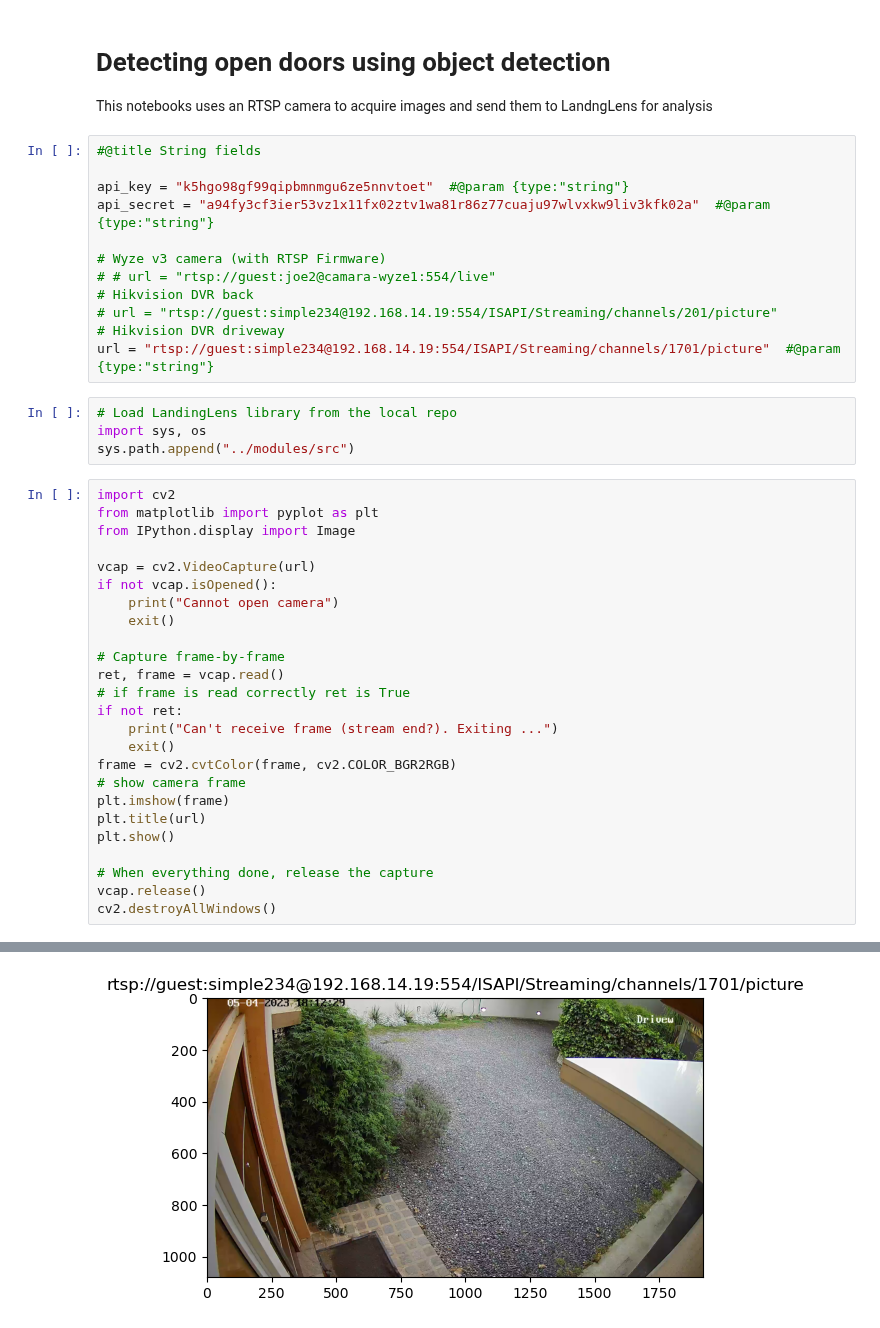
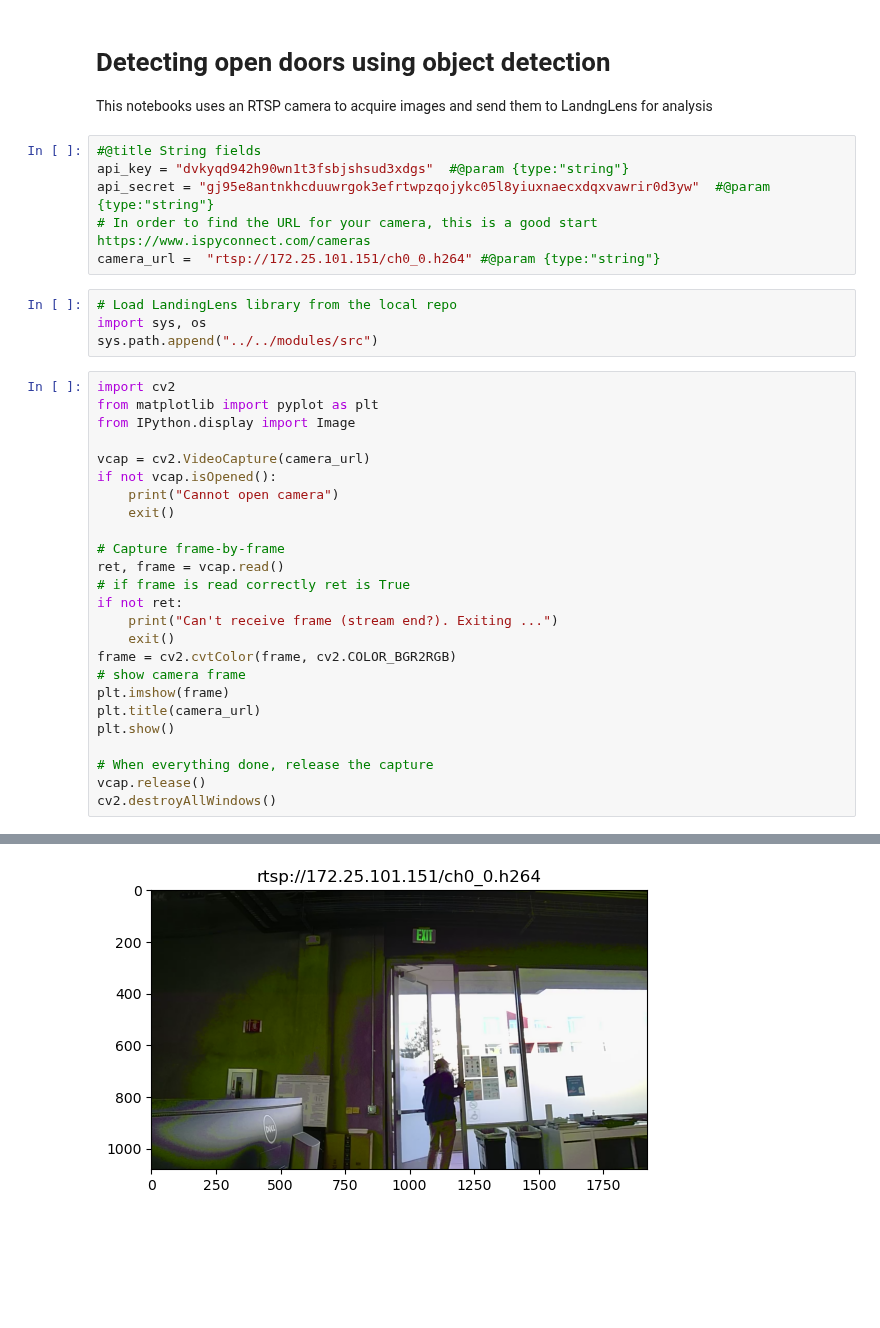
Before and after one commit to landing-ai/landingai-python, a Jupyter notebook: examples/rtsp-capture-notebook/rtsp-capture.ipynb, the cells around one changed output, grey strips where cells are left out. Cells and saved outputs as stored; diff of their text form; blank space fills up the shorter version.

```diff
--- a/examples/rtsp-capture-notebook/rtsp-capture.ipynb
+++ b/examples/rtsp-capture-notebook/rtsp-capture.ipynb
@@ -1,28 +1,22 @@
 # %% [markdown]
 # Detecting open doors using object detection
 This notebooks uses an RTSP camera to acquire images and send them to LandngLens for analysis
-# %%
-#@title String fields
-
-api_key = "k5hgo98gf99qipbmnmgu6ze5nnvtoet"  #@param {type:"string"}
-api_secret = "a94fy3cf3ier53vz1x11fx02ztv1wa81r86z77cuaju97wlvxkw9liv3kfk02a"  #@param {type:"string"}
-
-# Wyze v3 camera (with RTSP Firmware)
-# # url = "rtsp://guest:joe2@camara-wyze1:554/live"
-# Hikvision DVR back
-# url = "rtsp://guest:simple234@192.168.14.19:554/ISAPI/Streaming/channels/201/picture"
-# Hikvision DVR driveway
-url = "rtsp://guest:simple234@192.168.14.19:554/ISAPI/Streaming/channels/1701/picture"  #@param {type:"string"}
+# %%
+#@title String fields
+api_key = "dvkyqd942h90wn1t3fsbjshsud3xdgs"  #@param {type:"string"}
+api_secret = "gj95e8antnkhcduuwrgok3efrtwpzqojykc05l8yiuxnaecxdqxvawrir0d3yw"  #@param {type:"string"}
+# In order to find the URL for your camera, this is a good start https://www.ispyconnect.com/cameras
+camera_url =  "rtsp://172.25.101.151/ch0_0.h264" #@param {type:"string"}
 # %%
 # Load LandingLens library from the local repo
 import sys, os
-sys.path.append("../modules/src")
+sys.path.append("../../modules/src")
 # %%
 import cv2
 from matplotlib import pyplot as plt
 from IPython.display import Image
 
-vcap = cv2.VideoCapture(url)
+vcap = cv2.VideoCapture(camera_url)
 if not vcap.isOpened():
     print("Cannot open camera")
     exit()
@@ -36,7 +30,7 @@ if not ret:
 frame = cv2.cvtColor(frame, cv2.COLOR_BGR2RGB)
 # show camera frame
 plt.imshow(frame)
-plt.title(url)
+plt.title(camera_url)
 plt.show()
 
 # When everything done, release the capture
@@ -63,2 +40,2 @@ cv2.destroyAllWindows()
-[figure, old version]
+[figure, new version]
 # %%
```
Also changed, not shown: parts of 2 cells of this notebook, 9 other files.
